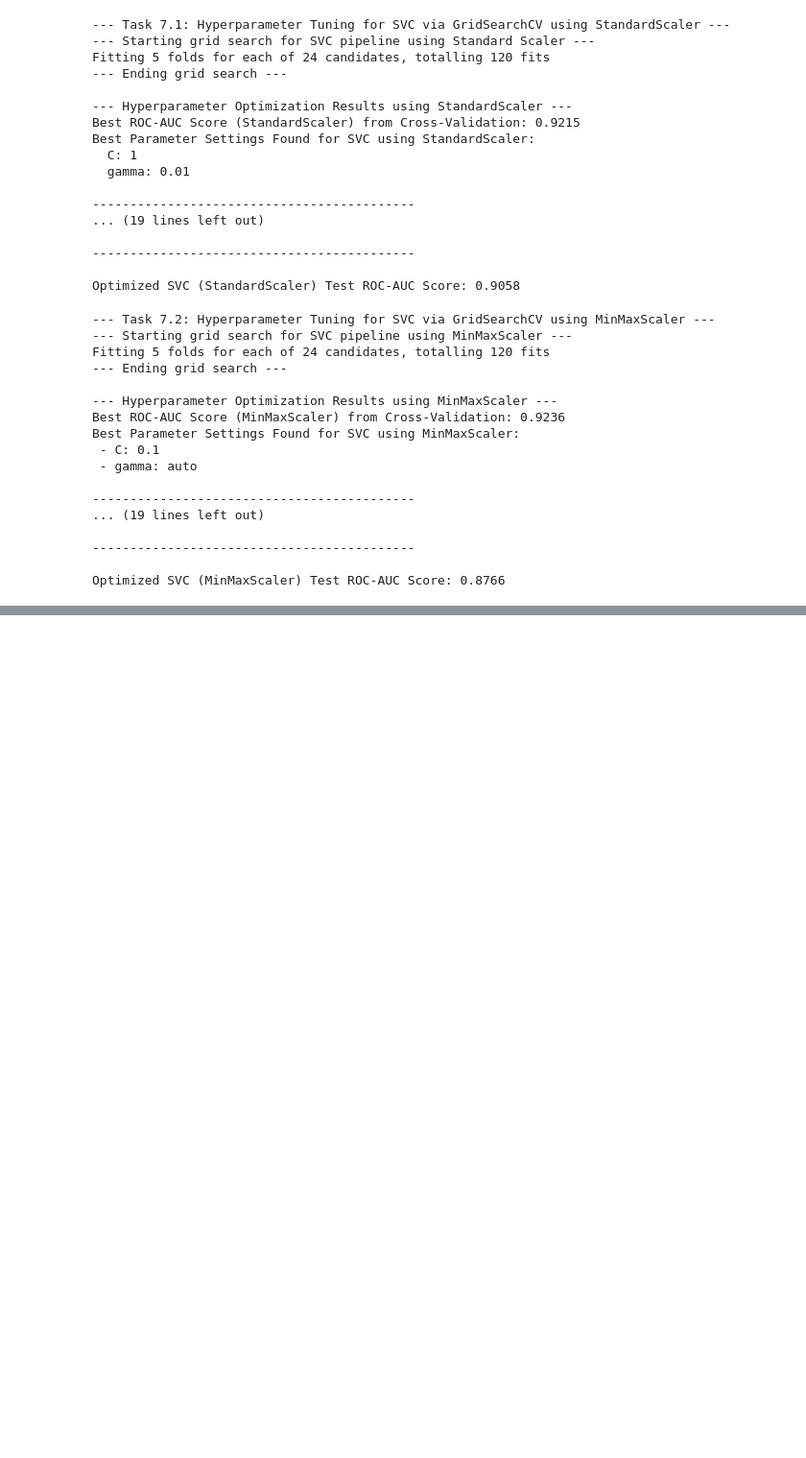
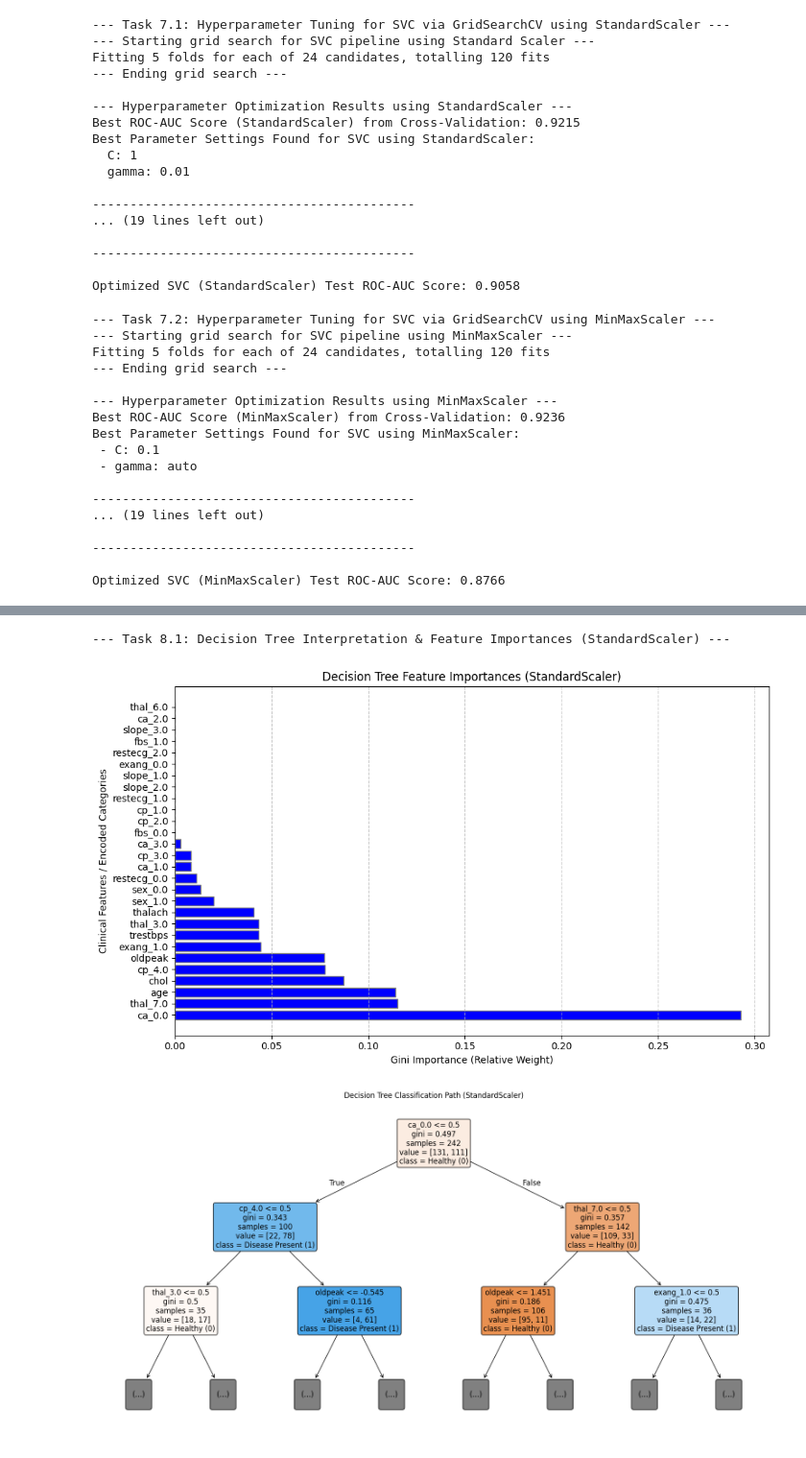
Before and after one commit to bcramp/ML, a Jupyter notebook: HW4/heart_disease_classification.ipynb, the cells around one changed output, grey strips where cells are left out. Shown at 96% size. Cells and saved outputs as stored; diff of their text form; code cells hidden in the pictures; blank space fills up the shorter version.

```diff
--- a/HW4/heart_disease_classification.ipynb
+++ b/HW4/heart_disease_classification.ipynb
@@ -708,0 +713,61 @@ Optimized SVC (MinMaxScaler) Test ROC-AUC Score: 0.8766
+# %%
+# Task 8: Generate a decision tree visualization (plot_tree) or inspect feature importances to interpret how
+# the model separates patients with heart disease from healthy patients.
+
+# Imports plot_tree from Scikit-Learn to plot the decision tree
+from sklearn.tree import plot_tree
+
+print("--- Task 8.1: Decision Tree Interpretation & Feature Importances (StandardScaler) ---")
+
+# Use the fitted transformer and classifier from the DT pipelines for StandardScaler
+fitted_preprocessor_ss = dt_pipeline_ss.named_steps['preprocessor']
+fitted_tree_model_ss = dt_pipeline_ss.named_steps['classifier']
+
+# Get the dynamically generated features from the encoder pipeline
+encoded_cat_features_ss = (
+    fitted_preprocessor_ss
+      .named_transformers_['cat']
+      .named_steps['encoder']
+      .get_feature_names_out(cat_cols)
+)
+
+# Combines num names and encoded cat names into a single list
+all_feature_names_ss = list(num_cols) + list(encoded_cat_features_ss)
+
+# Extract feature importances
+importances_ss = fitted_tree_model_ss.feature_importances_
+
+# Pair features with their importance and will also sort them by their value of importance (most important first)
+importance_df_ss = pd.DataFrame({
+    'Feature': all_feature_names_ss,
+    'Importance': importances_ss
+}).sort_values(by='Importance', ascending=False)
+
+# Plot the feature importances
+plt.figure(figsize=(10, 6))
+plt.barh(importance_df_ss['Feature'], importance_df_ss['Importance'], color='blue', edgecolor='gray')
+plt.xlabel('Gini Importance (Relative Weight)')
+plt.ylabel('Clinical Features / Encoded Categories')
+plt.title('Decision Tree Feature Importances (StandardScaler)')
+plt.grid(axis='x', linestyle='--', alpha=0.7)
+plt.tight_layout()
+plt.show()
+
+# Generates the Structural Tree Diagram (plot_tree)
+# IMPORTANT: I want to limit max_depth to 2 (just root and child nodes) so the chart is easier to read
+plt.figure(figsize=(20, 10))
+plot_tree(
+    fitted_tree_model_ss,
+    max_depth=2,
+    feature_names=all_feature_names_ss,
+    class_names=['Healthy (0)', 'Disease Present (1)'],
+    filled=True,
+    rounded=True,
+    fontsize=12
+)
+plt.title('Decision Tree Classification Path (StandardScaler)')
+plt.show()
+# %% [output]
+--- Task 8.1: Decision Tree Interpretation & Feature Importances (StandardScaler) ---
+[figure, added]
+[figure, added]
```
Also changed, not shown: parts of 2 cells of this notebook.
